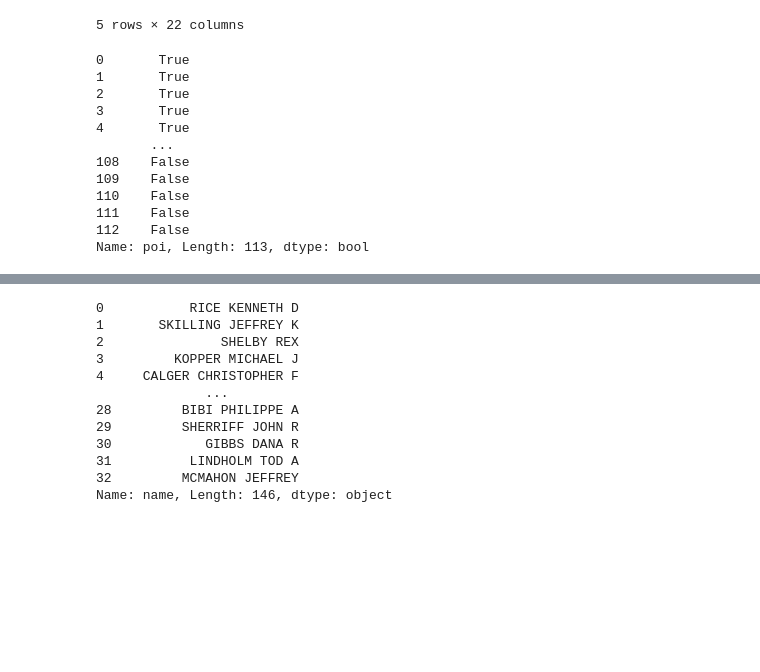
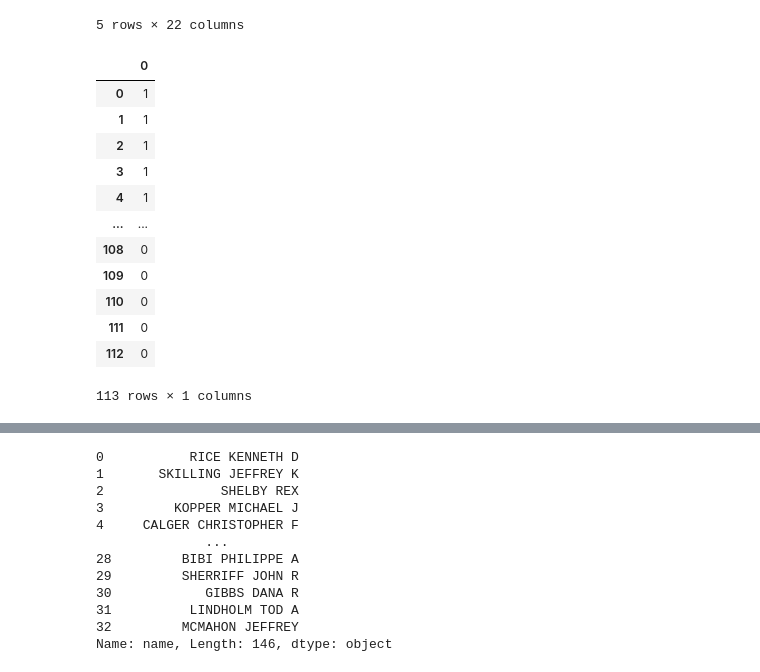
Before and after one commit to Banri0901/1st-DL-CVMarathon, a Jupyter notebook: DAY51/51HW.ipynb, the cells around one changed output, grey strips where cells are left out. Saved outputs shown, nothing was run; the diff lists cells and outputs as text; code cells hidden in the pictures; blank space fills up the shorter version.

```diff
--- a/DAY51/51HW.ipynb
+++ b/DAY51/51HW.ipynb
@@ -35,18 +34,21 @@ df_train.head()
 5 rows × 22 columns
 # %%
 train_Y = pd.DataFrame(LabelEncoder().fit_transform(df_train['poi']))
+df_train['poi'] = train_Y
 df_train.pop('poi')
+train_Y
 # %% [output]
+|  | 0 |
+| 0 | 1 |
+| 1 | 1 |
+| 2 | 1 |
+| 3 | 1 |
+| 4 | 1 |
+| ... | ... |
+| 108 | 0 |
+| 109 | 0 |
+| 110 | 0 |
+| 111 | 0 |
+| 112 | 0 |
-0       True
-1       True
-2       True
-3       True
-4       True
-       ...
-108    False
-109    False
-110    False
-111    False
-112    False
-Name: poi, Length: 113, dtype: bool
+113 rows × 1 columns
 # %%
```
Also changed, not shown: parts of 34 cells of this notebook.
